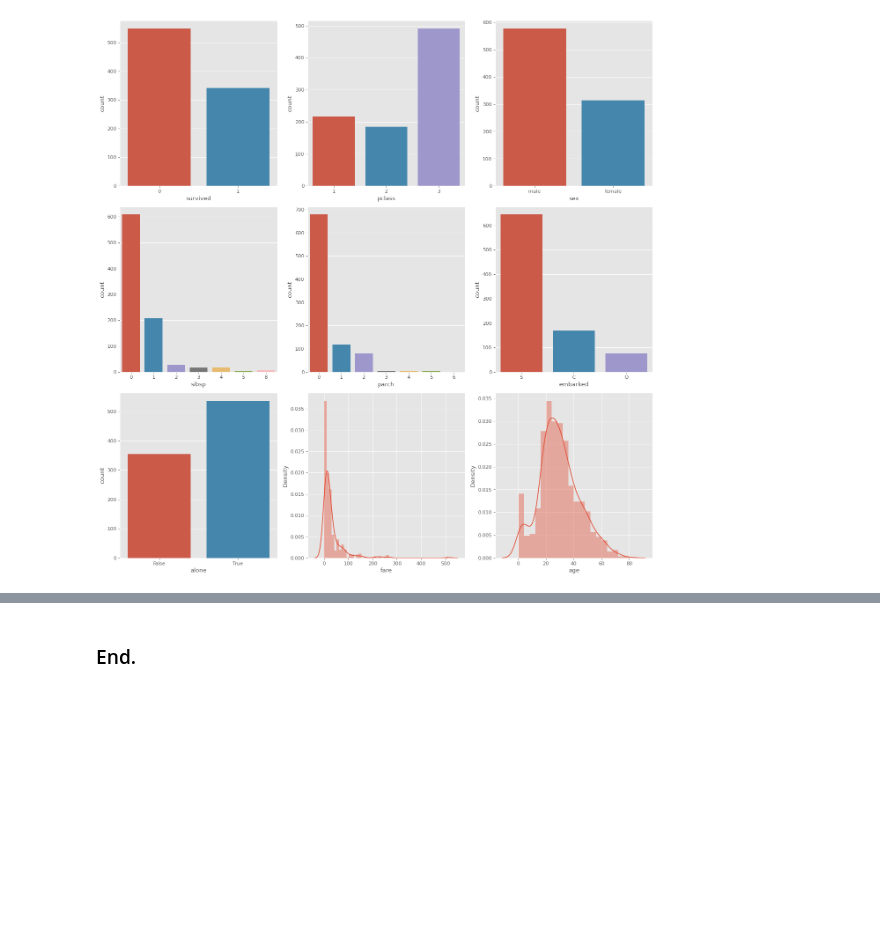
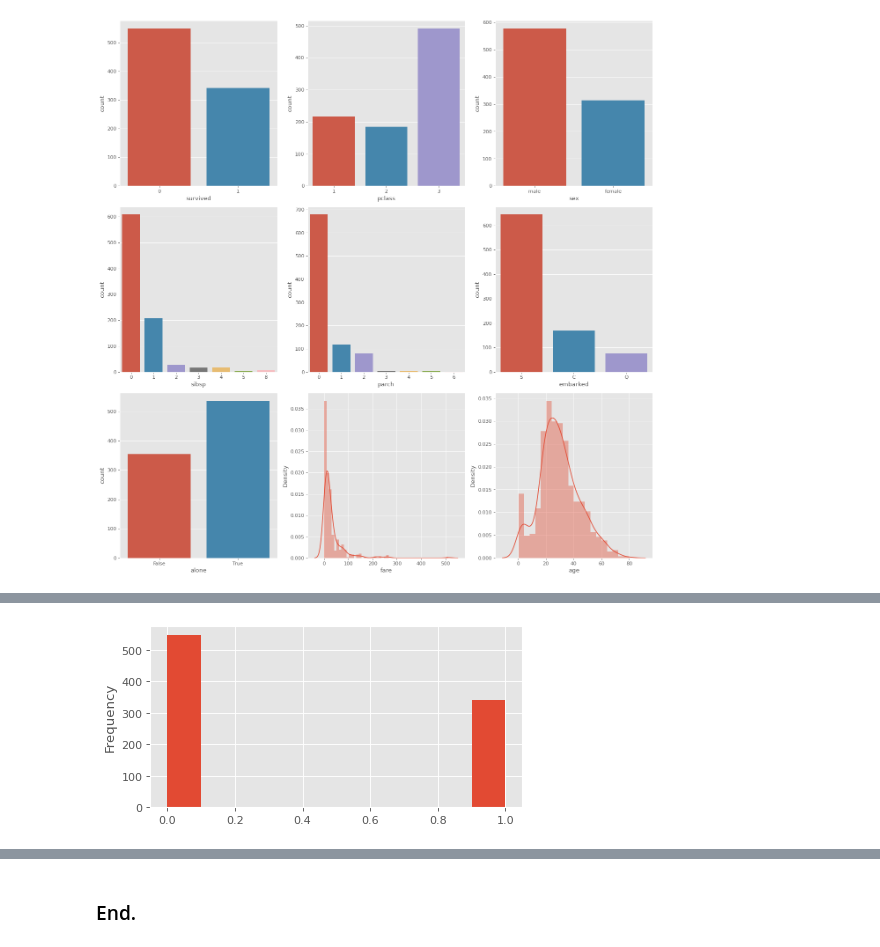
Before and after one commit to caiquemiranda/data-visualization-python, a Jupyter notebook: 10-analysis-visualization-titanic-dataset.ipynb, the cells around one changed output, grey strips where cells are left out. Saved outputs shown, nothing was run; the diff lists cells and outputs as text; code cells hidden in the pictures; blank space fills up the shorter version.

```diff
--- a/10-analysis-visualization-titanic-dataset.ipynb
+++ b/10-analysis-visualization-titanic-dataset.ipynb
@@ -156,0 +173,6 @@ plt.tight_layout();
+# %%
+# histplot
+
+titanic['survived'].plot.hist();
+# %% [output]
+[figure, added]
```
Also changed, not shown: parts of 7 cells of this notebook.
